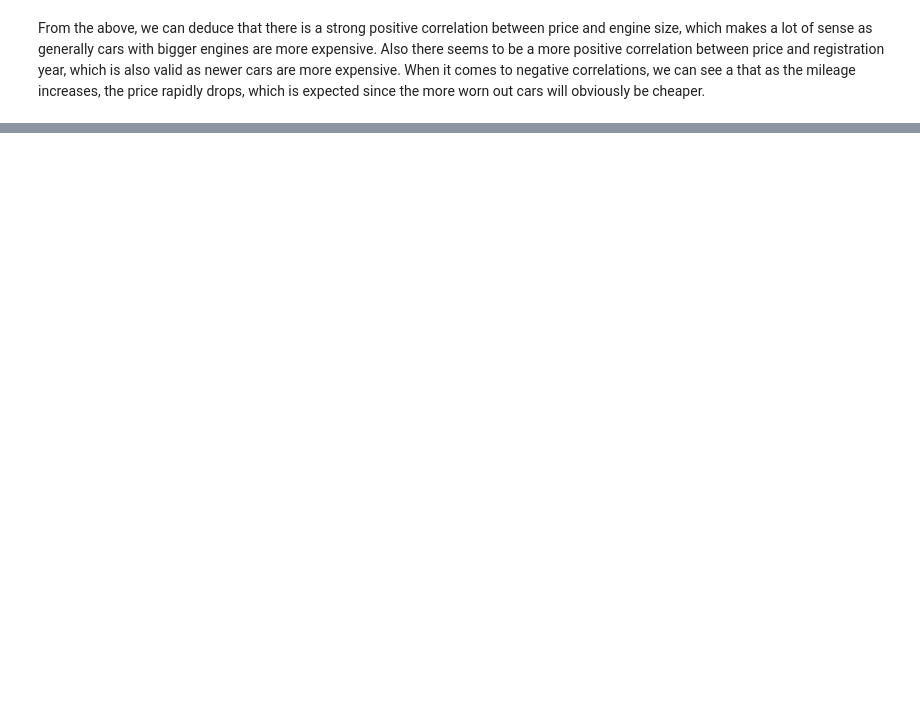
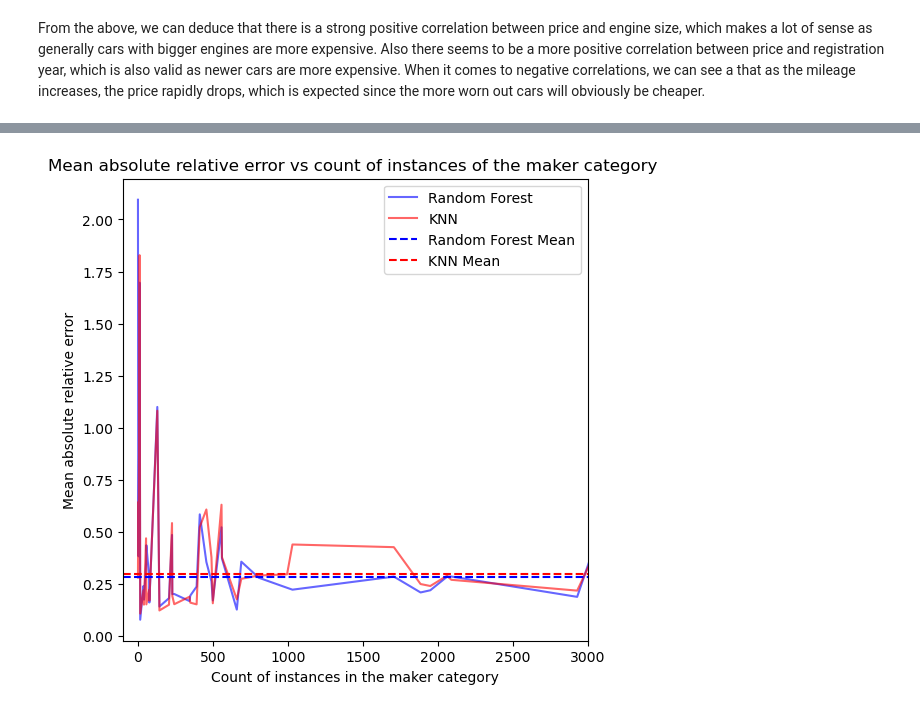
Before and after one commit to pawel-t-wolny/car-price-predictor, a Jupyter notebook: car_price_predictor.ipynb, the cells around one changed output, grey strips where cells are left out. Cells and saved outputs as stored; diff of their text form; code cells hidden in the pictures; blank space fills up the shorter version.

```diff
--- a/car_price_predictor.ipynb
+++ b/car_price_predictor.ipynb
@@ -430,0 +468,5 @@ ValueError: could not convert string to float: 'Bentley'
+# %%
+from sklearn.model_selection import train_test_split
+
+intermediate_set, comparison_test_set = train_test_split(car_data, test_size=0.2, random_state=42)
+car_data_train_set, car_data_validation_set = train_test_split(intermediate_set, test_size=0.25, random_state=42)
@@ -430,0 +741,9 @@ ValueError: could not convert string to float: 'Bentley'
+# %%
+from sklearn.metrics import mean_absolute_error
+
+random_forest_pred = random_forest.predict(test_set)
+random_forest_mse = mean_squared_error(test_target_var, random_forest_pred)
+print(f"Error for random forest: {random_forest_mse}")
+mae_rn = mean_absolute_error(y_true=test_target_var, y_pred=random_forest_pred)
+print(f"Error for random forest (MAE): {mean_absolute_error(y_true=test_target_var, y_pred=random_forest_pred)}")
+print(f"Error for knn (MAE): {mean_absolute_error(y_true=test_target_var, y_pred=knn_pred)}")
@@ -430,0 +754,6 @@ ValueError: could not convert string to float: 'Bentley'
+# %%
+mean_relative_rf = np.mean(abs(test_target_var - random_forest_pred)/test_target_var)
+mean_relative_knn = np.mean(abs(test_target_var - knn_pred)/test_target_var)
+
+print(mean_relative_rf)
+print(mean_relative_knn)
@@ -430,0 +803,69 @@ ValueError: could not convert string to float: 'Bentley'
+# %%
+test_set_copy = comparison_test_set.copy()
+train_set_copy = car_data_train_set.copy()
+
+test_set_copy["knn_price"] = knn_pred
+test_set_copy["rf_price"] = random_forest_pred
+
+
+sorted_test_set_copy = test_set_copy.sort_values(by="maker")
+sorted_train_set_copy = train_set_copy.sort_values(by="maker")
+sorted_test_set_copy["knn_absolute_error"] = abs(sorted_test_set_copy["price"] - sorted_test_set_copy["knn_price"])/sorted_test_set_copy["price"]
+sorted_test_set_copy["rf_absolute_error"] = abs(sorted_test_set_copy["price"] - sorted_test_set_copy["rf_price"])/sorted_test_set_copy["price"]
+model_mean_error_knn = sorted_test_set_copy.groupby('maker')['knn_absolute_error'].mean().to_dict()
+model_mean_error_rf = sorted_test_set_copy.groupby('maker')['rf_absolute_error'].mean().to_dict()
+
+model_count = sorted_train_set_copy.groupby('maker')["maker"].count().to_dict()
+sorted_model_count = dict(sorted(model_count.items(), key=lambda item: int(item[1])))
+
+def consecutive_counts(sorted_list):
+    result = []
+    current_count = 1
+    for i in range(1, len(sorted_list)):
+        if sorted_list[i] == sorted_list[i-1]:
+            current_count += 1
+        else:
+            result.append(current_count)
+            current_count = 1
+    result.append(current_count)
+    return result
+
+models = list(sorted_model_count.keys())
+rf_mean_errors = []
+knn_mean_errors = []
+
+for count in consecutive_counts(list(sorted_model_count.values())):
+    current_knn_errors = []
+    current_rf_errors = []
+    for _ in range(0, count):
+        current_model = models.pop(0)
+
+        current_knn_error = model_mean_error_knn.get(current_model)
+        current_rf_error = model_mean_error_rf.get(current_model)
+
+        if current_knn_error and current_rf_error:
+            current_knn_errors.append(current_knn_error)
+            current_rf_errors.append(current_rf_error)
+
+    rf_mean_errors.append(np.mean(current_rf_errors))
+    knn_mean_errors.append(np.mean(current_knn_errors))
+
+counts = []
+
+for count in sorted_model_count.values():
+    if count not in counts:
+        counts.append(count)
+
+plt.figure(figsize=(6, 6))
+plt.plot(counts, rf_mean_errors, color="blue", alpha=0.6, label="Random Forest")
+plt.plot(counts, knn_mean_errors, color="red", alpha=0.6, label="KNN")
+plt.axhline(y=mean_relative_rf, color='b', linestyle='--', label="Random Forest Mean")
+plt.axhline(y=mean_relative_knn, color='r', linestyle='--', label="KNN Mean")
+plt.xlim(-100, 3000)
+plt.title("Mean absolute relative error vs count of instances of the maker category ")
+plt.xlabel("Count of instances in the maker category")
+plt.ylabel("Mean absolute relative error")
+plt.legend()
+plt.show()
+# %% [output]
+[figure, added]
```
Also changed, not shown: parts of 48 cells of this notebook.
